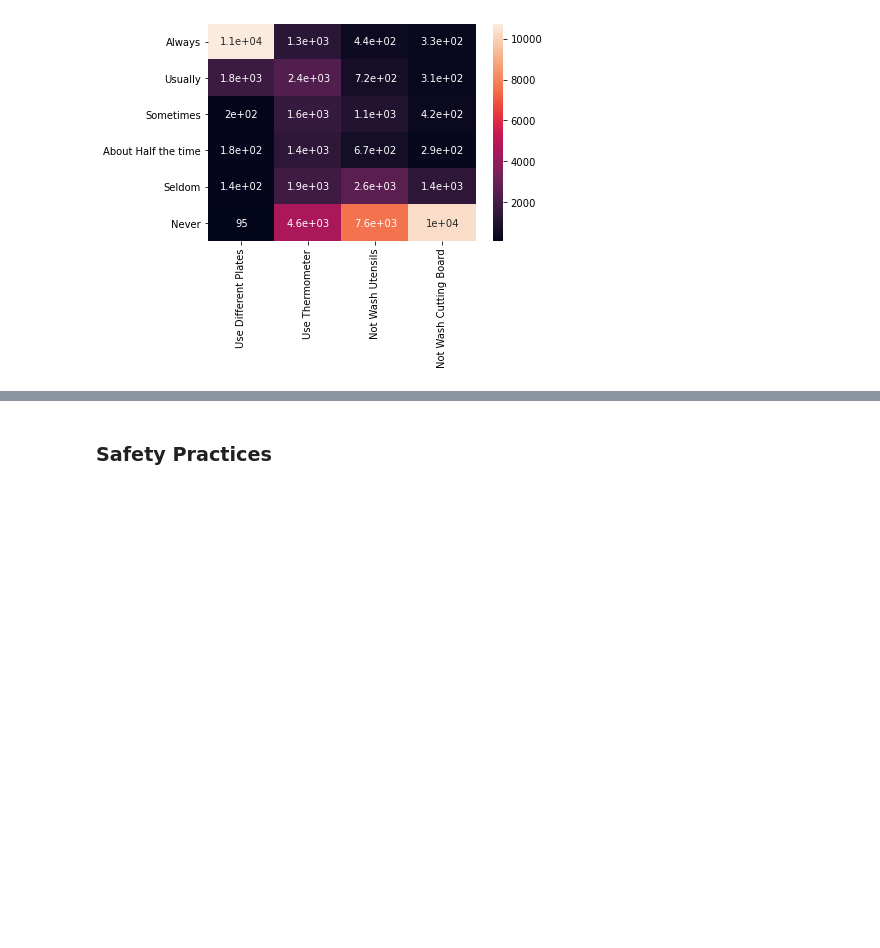
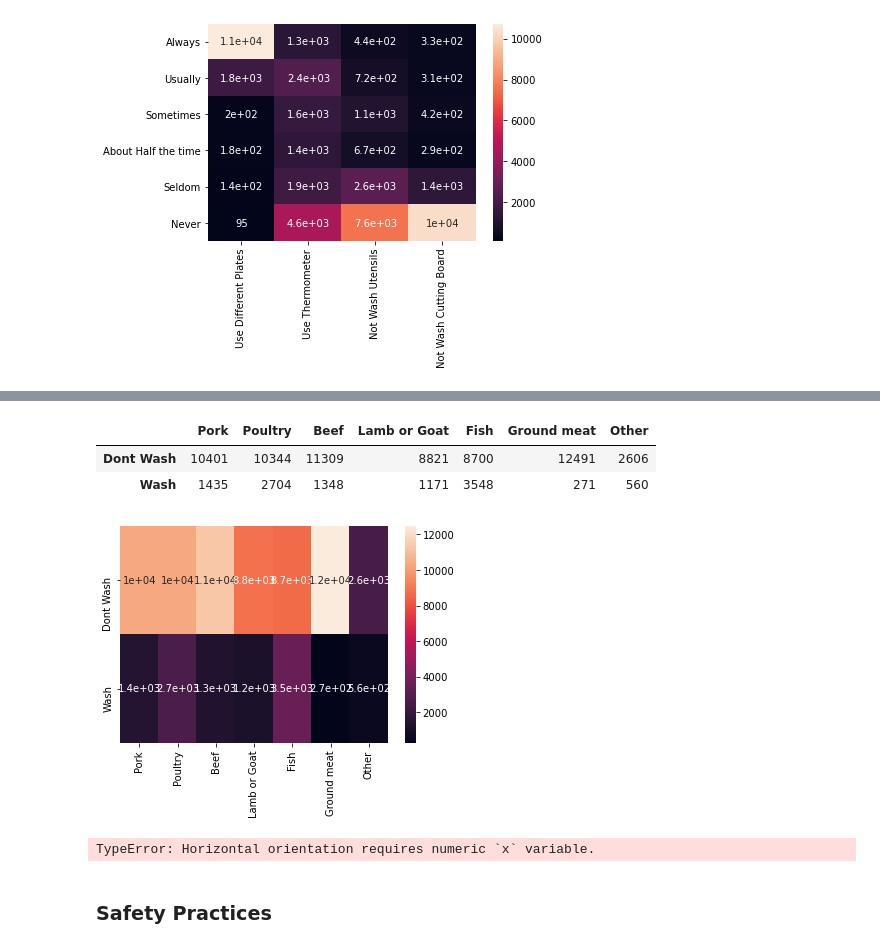
Before and after one commit to bjd9/washmeat, a Jupyter notebook: DEA_washmeat.ipynb, the cells around one changed output, grey strips where cells are left out. Drawn from its saved outputs; the diff is of its cells as text; code cells hidden in the pictures; blank space fills up the shorter version.

```diff
--- a/DEA_washmeat.ipynb
+++ b/DEA_washmeat.ipynb
@@ -685,0 +746,9 @@ sns.heatmap(items, annot=True);
+# %%
+# wash or not wash meats - stacked bar chart
+
+# construct df with `value_counts` washings of meats
+meat_counts = []
+for item2 in ['wash_pork', 'wash_poultry', 'wash_beef', 'wash_lamb_goat', 'wash_fish', 'wash_ground_meat', 'wash_other']:
+    meat_counts.append(df_survey[item2].value_counts())
+
+display(meat_counts)
@@ -686,3 +773,19 @@ sns.heatmap(items, annot=True);
+# %%
+item2 = pd.concat(meat_counts, keys=['Pork', 'Poultry', 'Beef', 'Lamb or Goat', 'Fish', 'Ground meat', 'Other'], axis=1)
+item2 = item2.fillna(0)
+item2
+# %% [output]
+|  | Pork | Poultry | Beef | Lamb or Goat | Fish | Ground meat | Other |
+| Dont Wash | 10401 | 10344 | 11309 | 8821 | 8700 | 12491 | 2606 |
+| Wash | 1435 | 2704 | 1348 | 1171 | 3548 | 271 | 560 |
+# %%
+sns.heatmap(item2, annot=True);
+# %% [output]
+[figure, added]
+# %%
+sns.barplot(x='wash_pork' , data=df_survey, capsize=0.1)
+# %% [output]
+TypeError: Horizontal orientation requires numeric `x` variable.
 # %% [markdown]
 ### Safety Practices
 # %%
```
Also changed, not shown: parts of 7 cells of this notebook.
